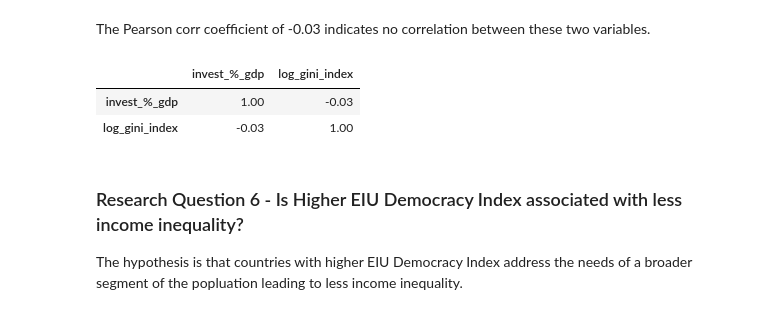
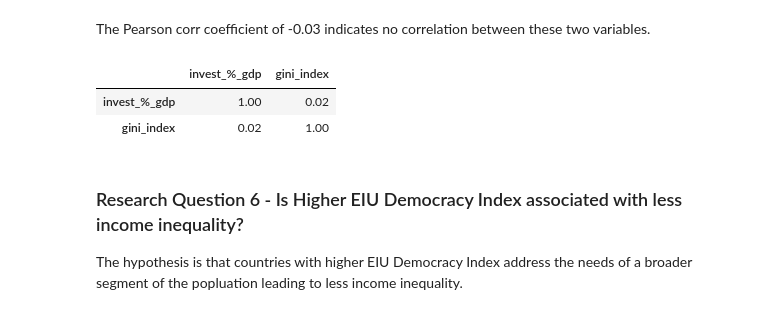
Before and after one commit to Y0shicon/EGD-Assignment, a Jupyter notebook: Income Inequality using Gapminder/Notebooks/Final_main.ipynb, the cells around one changed output. Drawn from its saved outputs; the diff is of its cells as text; code cells hidden in the pictures.

```diff
--- a/Income Inequality using Gapminder/Notebooks/Final_main.ipynb
+++ b/Income Inequality using Gapminder/Notebooks/Final_main.ipynb
@@ -754,11 +757,14 @@ The Pearson corr coefficient of -0.03 indicates no correlation between these two
 # %%
 invest_log = np.log(invest['invest_%_gdp']).to_frame()
 invest_log['log_gini_index'] = np.log(tax['gini_index'])
 invest_log.corr()
+
+invest_corr = invest[['invest_%_gdp', 'gini_index']]
+invest_corr.corr()
 # %% [output]
-|  | invest_%_gdp | log_gini_index |
-| invest_%_gdp | 1.00 | -0.03 |
-| log_gini_index | -0.03 | 1.00 |
+|  | invest_%_gdp | gini_index |
+| invest_%_gdp | 1.00 | 0.02 |
+| gini_index | 0.02 | 1.00 |
 # %% [markdown]
 ### Research Question 6 - Is Higher EIU Democracy Index associated with less income inequality?
 
```
Also changed, not shown: parts of 3 cells of this notebook, 1 other file.
